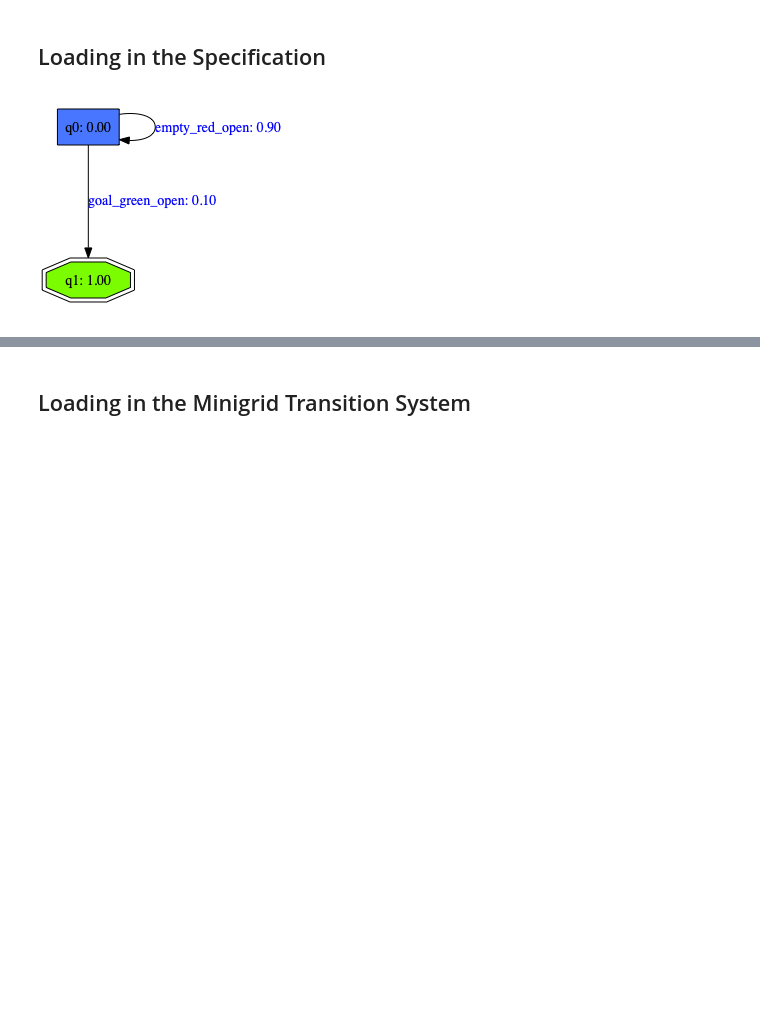
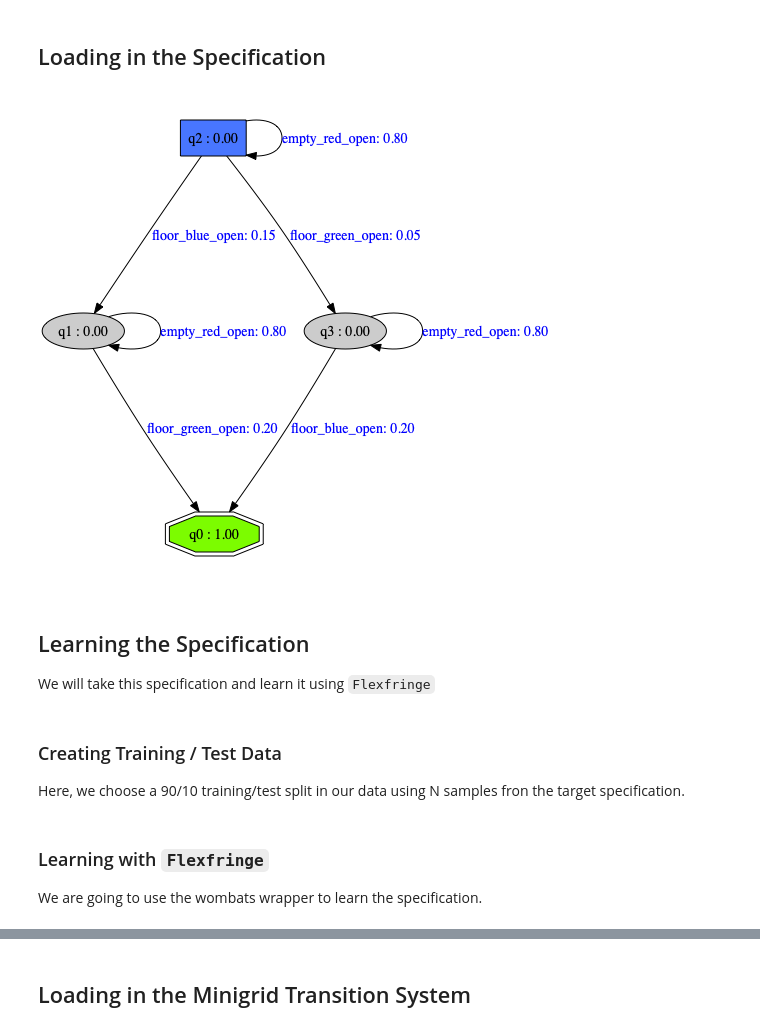
Before and after one commit to nicholasRenninger/wombats_experiments, a Jupyter notebook: MiniGrid_Synthesis_Manual_Spec.ipynb, the cells around one changed output, grey strips where cells are left out. Cells and saved outputs as stored; diff of their text form; code cells hidden in the pictures; blank space fills up the shorter version.

Commit message:
new wombats version with drastically improved learning and synthesis results

```diff
--- a/MiniGrid_Synthesis_Manual_Spec.ipynb
+++ b/MiniGrid_Synthesis_Manual_Spec.ipynb
@@ -13,9 +16,17 @@ from wombats.automaton import MinigridTransitionSystem
 # %% [markdown]
 ## Loading in the Specification
 # %%
-pdfa_config_file = 'wombats/config/PDFA_minigrid_synthesis_basic_.yaml'
+pdfa_config_file = 'wombats/config/PDFA_minigrid_synthesis_meeting.yaml'
 pdfa_specification = active_automata.get(automaton_type='PDFA',
                                          graph_data=pdfa_config_file)
 pdfa_specification.draw('basic_minigrid_pdfa')
 # %% [output]
-[figure, old version]
+[figure, new version]
+# %% [markdown]
+## Learning the Specification
+
+We will take this specification and learn it using `Flexfringe`
+# %% [markdown]
+### Creating Training / Test Data
+
+Here, we choose a 90/10 training/test split in our data using N samples fron the target specification.
@@ -21,0 +58,4 @@ pdfa_specification.draw('basic_minigrid_pdfa')
+# %% [markdown]
+### Learning with `Flexfringe`
+
+We are going to use the wombats wrapper to learn the specification.
```
Also changed, not shown: parts of 18 cells of this notebook, 34 other files.
